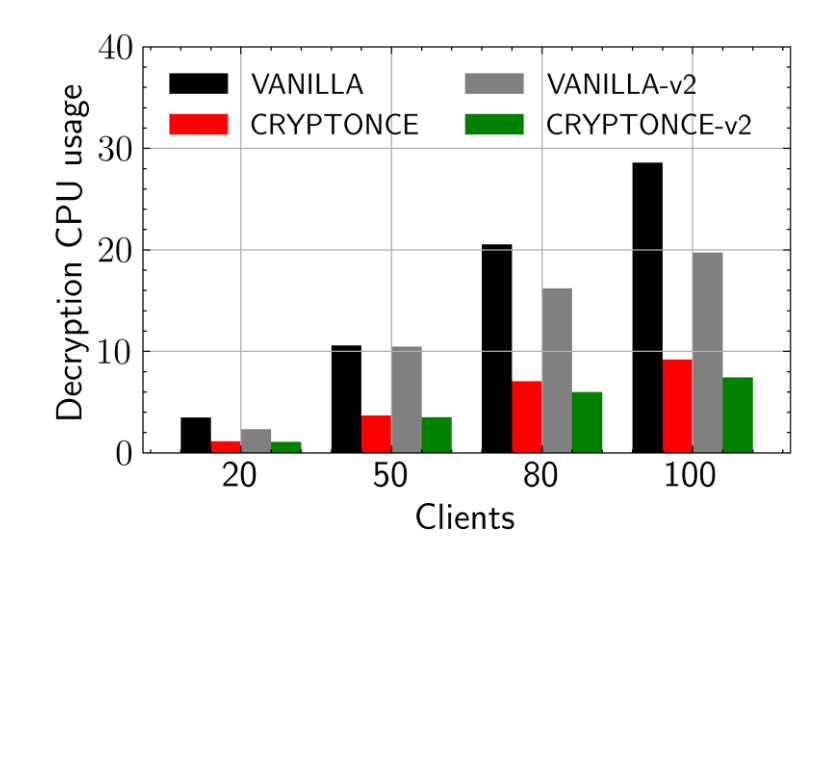
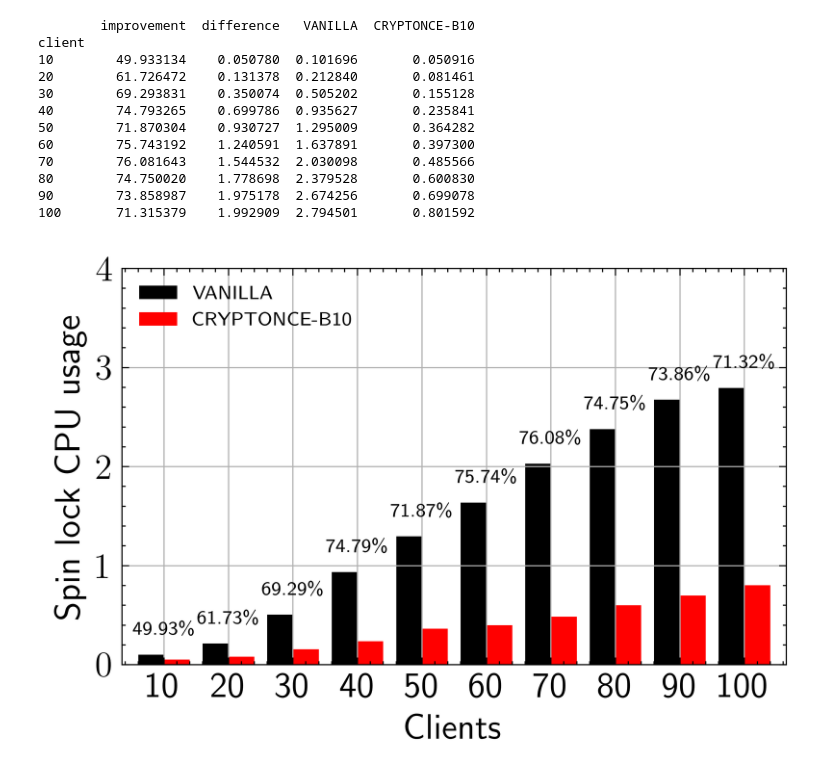
Before and after one commit to cesar237/wireguard-results-analysis, a Jupyter notebook: notebooks/Decrypt Time.ipynb, the cells around one changed output. Drawn from its saved outputs; the diff is of its cells as text; code cells hidden in the pictures; blank space fills up the shorter version.

```diff
--- a/notebooks/Decrypt Time.ipynb
+++ b/notebooks/Decrypt Time.ipynb
@@ -324,11 +351,58 @@ out_final = pd.concat([out, out_2], axis=1)
-# %%
-names_final = names + names_2
-colors = ['black', 'red', 'gray', 'green']
-plot_improvement(out_final, names=names_final,
-                 ylabel="Decryption CPU usage",
-                 ylim=[0, 40], space=1, colors=colors, annotate=None,
-                 n_cols=2, legend_size=12, figsize=(4.75, 3),
-                 savefig=f"../graphs/{dir_}/decryption_cpu_1_2.pdf"
-)
-# %% [output]
-[figure, removed]
+# %%
+colors = ['black', 'red']
+names=['VANILLA', 'CRYPTONCE-B10']
+out = compute_improvement(res_dirs, import_decrypt_absolute, 'spin_lock', index='clients', names=names)
+plot_improvement(out, ylabel="Spin lock CPU usage", annotate='improvement', names=names,
+                 ylim=[0, 4], space=.2, colors=colors, n_cols=1, legend_size=8,
+#                  savefig=f"../graphs/{dir_}/decryption_cpu.pdf",
+                 fontsize=8, ticker=1,
+                 figsize=(5, 3),
+)
+print(out)
+
+out = compute_improvement(res_dirs, import_decrypt_absolute, 'decrypt_packet', index='clients', names=names)
+plot_improvement(out, ylabel="Decryption Function CPU Usage", annotate='improvement', names=names,
+                 ylim=[0, 35], space=.2, colors=colors, n_cols=1, legend_size=8,
+#                  savefig=f"../graphs/{dir_}/decryption_cpu.pdf",
+                 fontsize=8,
+                 figsize=(5, 3),
+)
+
+out = compute_improvement(res_dirs, import_decrypt_absolute, 'decrypt_worker', index='clients', names=names)
+plot_improvement(out, ylabel="Decryption Worker CPU Usage", annotate='improvement', names=names,
+                 ylim=[0, 35], space=.2, colors=colors, n_cols=1, legend_size=8,
+#                  savefig=f"../graphs/{dir_}/decryption_cpu.pdf",
+                 fontsize=8,
+                 figsize=(5, 3),
+)
+
+cols = ['spin_lock', 'decrypt_packet']
+colors = ['orange', 'blue']
+
+for res in res_dirs:
+    df = import_decrypt(res['path'])[1].set_index('clients')
+    with plt.style.context(['science', 'ieee']):
+        ax = df[cols].plot.bar(figsize=(5, 3),
+            xlabel="Clients", ylabel="CPU Usage Percentage",
+            stacked=True, ylim=[0, 40], color=colors, grid=True,
+        )
+
+        plt.xticks(rotation=0)
+        plt.legend(loc='upper left', prop = {"size":12})
+        ax.yaxis.set_major_locator(mp.ticker.MultipleLocator(5))
+        plt.savefig(f"../graphs/{dir_}/spinratios_{res['name']}.pdf", dpi=300)
+# out
+# %% [output]
+        improvement  difference   VANILLA  CRYPTONCE-B10
+client
+10        49.933134    0.050780  0.101696       0.050916
+20        61.726472    0.131378  0.212840       0.081461
+30        69.293831    0.350074  0.505202       0.155128
+40        74.793265    0.699786  0.935627       0.235841
+50        71.870304    0.930727  1.295009       0.364282
+60        75.743192    1.240591  1.637891       0.397300
+70        76.081643    1.544532  2.030098       0.485566
+80        74.750020    1.778698  2.379528       0.600830
+90        73.858987    1.975178  2.674256       0.699078
+100       71.315379    1.992909  2.794501       0.801592
+[figure, added]
```
Also changed, not shown: parts of 16 cells of this notebook, 29 other files.
